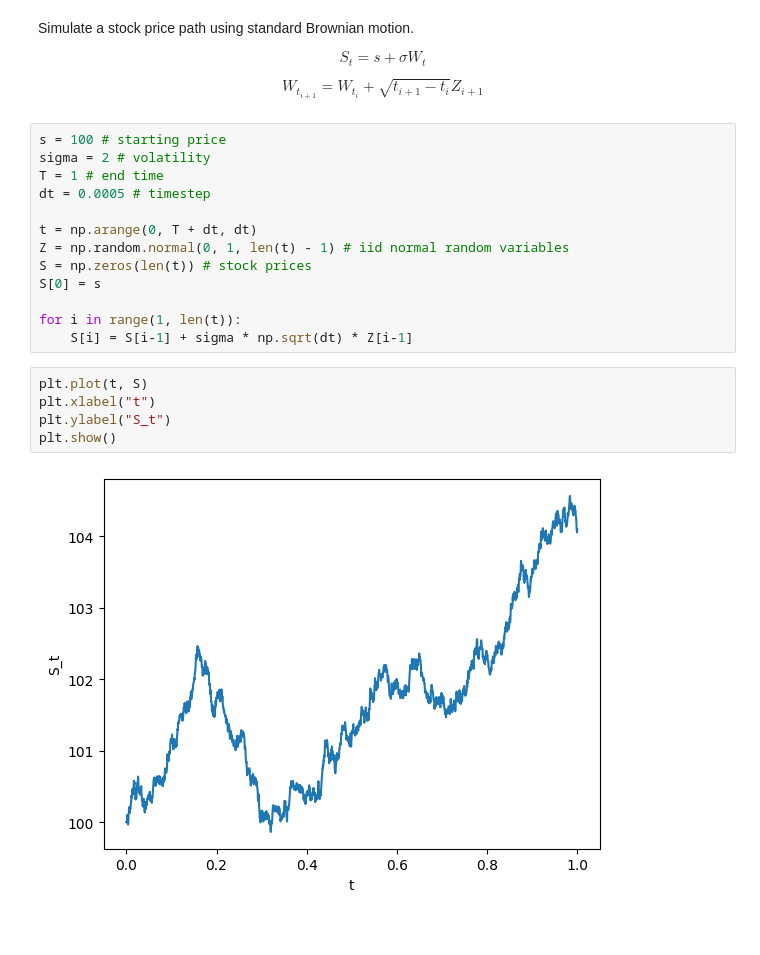
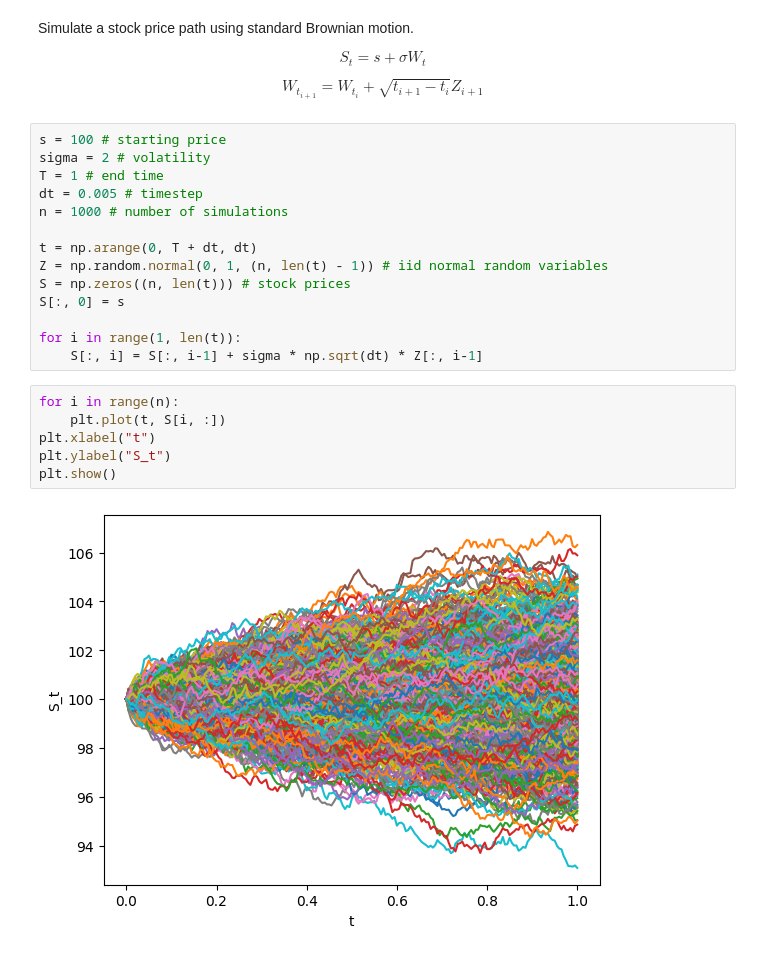
Before and after one commit to vsn8888/limit-order-book-simulation, a Jupyter notebook: avellaneda-stoikov.ipynb, the cells around one changed output. Cells and saved outputs as stored; diff of their text form.

```diff
--- a/avellaneda-stoikov.ipynb
+++ b/avellaneda-stoikov.ipynb
@@ -11,20 +11,22 @@ $$W_{t_{i+1}} = W_{t_i} + \sqrt{t_{i+1} - t_i} Z_{i+1}$$
 s = 100 # starting price
 sigma = 2 # volatility
 T = 1 # end time
-dt = 0.0005 # timestep
+dt = 0.005 # timestep
+n = 1000 # number of simulations
 
 t = np.arange(0, T + dt, dt)
-Z = np.random.normal(0, 1, len(t) - 1) # iid normal random variables
-S = np.zeros(len(t)) # stock prices
-S[0] = s
+Z = np.random.normal(0, 1, (n, len(t) - 1)) # iid normal random variables
+S = np.zeros((n, len(t))) # stock prices
+S[:, 0] = s
 
 for i in range(1, len(t)):
-    S[i] = S[i-1] + sigma * np.sqrt(dt) * Z[i-1]
+    S[:, i] = S[:, i-1] + sigma * np.sqrt(dt) * Z[:, i-1]
 # %%
-plt.plot(t, S)
+for i in range(n):
+    plt.plot(t, S[i, :])
 plt.xlabel("t")
 plt.ylabel("S_t")
 plt.show()
 # %% [output]
-[figure, old version]
+[figure, new version]
 # %%
```
Also changed, not shown: parts of 2 cells of this notebook, 5 other files.
